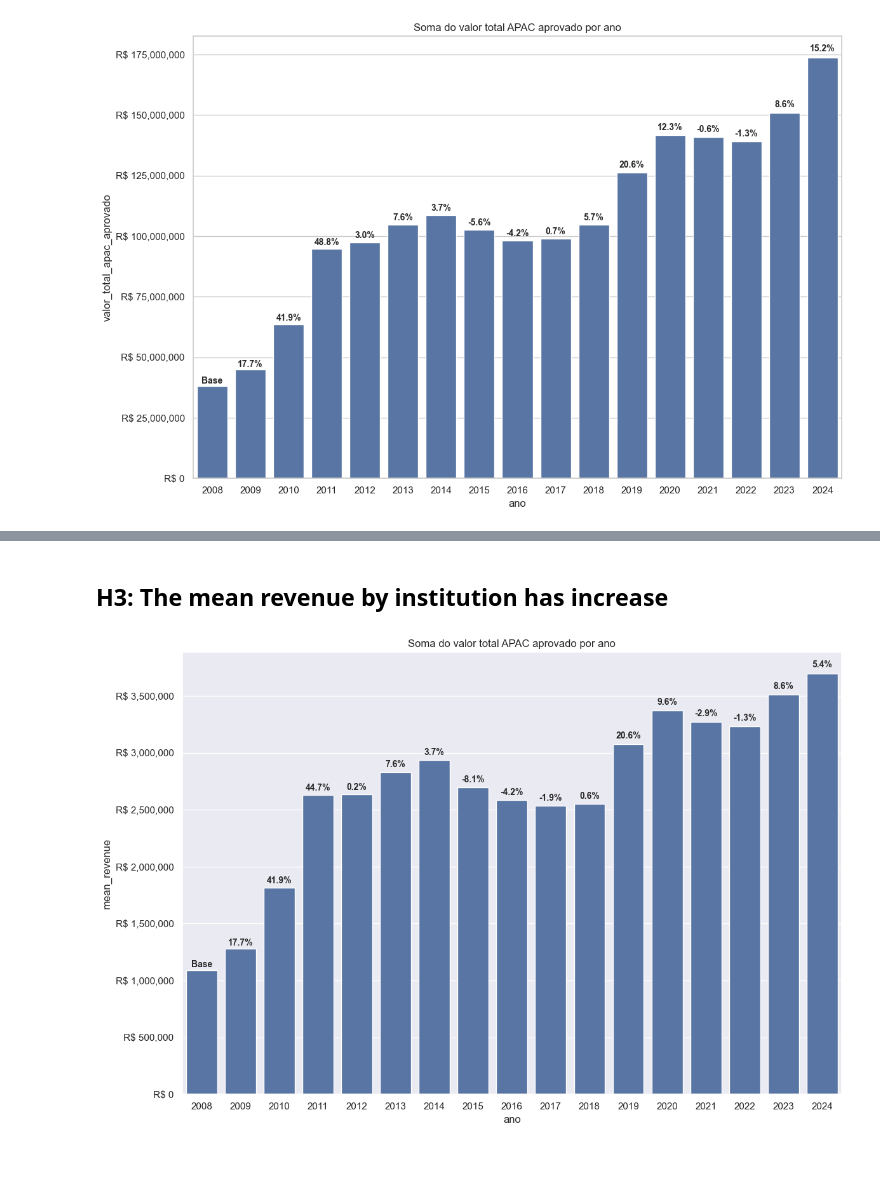
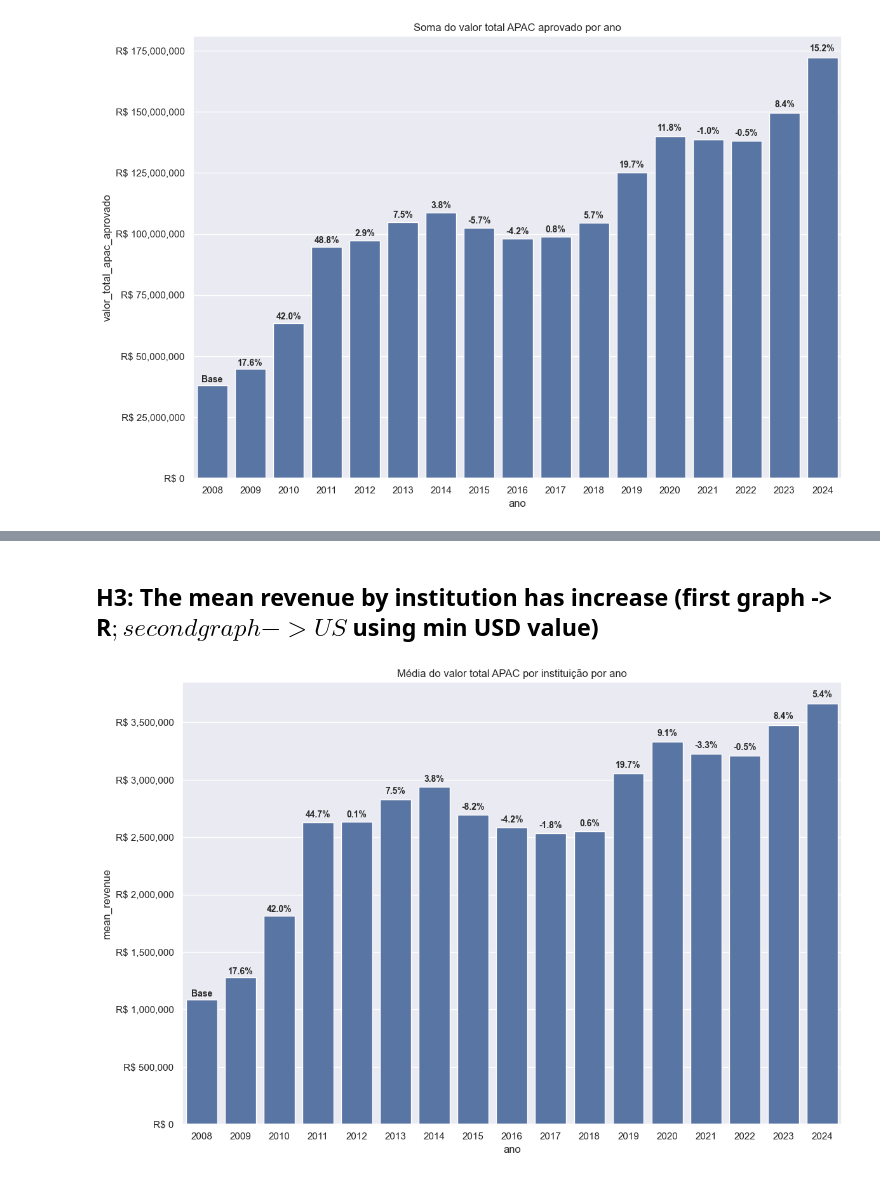
Before and after one commit to gustavo-moretto/rt_datasus, a Jupyter notebook: states/sp/dados_rt_sp.ipynb, the cells around one changed output, grey strips where cells are left out. Drawn from its saved outputs; the diff is of its cells as text; code cells hidden in the pictures.

```diff
--- a/states/sp/dados_rt_sp.ipynb
+++ b/states/sp/dados_rt_sp.ipynb
@@ -409,0 +422,3 @@ dados_sp_rt9 = dados_sp_rt8[['data_processamento', 'ano', 'sigla_tipo_gestao', '
+# %%
+# Merging data
+dados_sp_rt9 = dados_sp_rt9.merge(dolar_real[['Data', 'Mes_Ano', 'max', 'min']], left_on='data_processamento', right_on='Mes_Ano', how='left')
@@ -508,6 +575,8 @@ plt.title('Média do valor total APAC aprovado por ano');
 # %%
 # Groupping and summing data to calculate percentage change by year
-aux = dados_sp_rt9[['valor_total_apac_aprovado', 'ano']].groupby('ano').sum().reset_index().sort_values(by='ano', ascending=True)
+aux = dados_sp_rt9[['valor_total_apac_aprovado', 'ano']]
+aux = aux[aux['valor_total_apac_aprovado'].between(0, 10000)] # Setting this value based on APAC value distribution (we have some outliers below and above those values)
+aux = aux[['valor_total_apac_aprovado', 'ano']].groupby('ano').sum().reset_index().sort_values(by='ano', ascending=True)
 aux['pct_change'] = (aux['valor_total_apac_aprovado'].pct_change() * 100).fillna(0)
 
 # Create the bar plot
@@ -537,3 +606,35 @@ for i, (index, row) in enumerate(aux.iterrows()):
 plt.tight_layout()
 # %% [output]
 [figure]
+# %%
+# Groupping and summing data to calculate percentage change by year
+aux = dados_sp_rt9[['valor_total_apac_min_usd', 'ano']]
+aux = aux[aux['valor_total_apac_min_usd'].between(0, 10000)] # Setting this value based on APAC value distribution (we have some outliers below and above those values)
+aux = aux[['valor_total_apac_min_usd', 'ano']].groupby('ano').sum().reset_index().sort_values(by='ano', ascending=True)
+aux['pct_change'] = (aux['valor_total_apac_min_usd'].pct_change() * 100).fillna(0)
+
+# Create the bar plot
+ax = sns.barplot(data=aux, x='ano', y='valor_total_apac_min_usd')
+plt.title('Soma do valor total APAC aprovado por ano')
+
+# Format y-axis to show complete numbers without scientific notation
+ax.ticklabel_format(style='plain', axis='y')
+# Alternative: You can also use this for currency formatting
+ax.yaxis.set_major_formatter(plt.FuncFormatter(lambda x, p: f'US$ {x:,.0f}'))
+
+# Add percentage change labels above each bar
+for i, (index, row) in enumerate(aux.iterrows()):
+    # Get the height of the bar
+    bar_height = row['valor_total_apac_min_usd']
+
+    # Add the percentage change label above the bar
+    # Skip the first bar (index 0) since pct_change is 0 for the first year
+    if i > 0:
+        ax.text(i, bar_height + bar_height * 0.01, f'{row["pct_change"]:.1f}%',
+                ha='center', va='bottom', fontsize=10, fontweight='bold')
+    else:
+        # For the first bar, you might want to show "Base" or skip the label
+        ax.text(i, bar_height + bar_height * 0.01, 'Base',
+                ha='center', va='bottom', fontsize=10, fontweight='bold')
+
+plt.tight_layout()
@@ -540,36 +643,38 @@ plt.tight_layout()
 # %% [markdown]
-## H3: The mean revenue by institution has increase
+## H3: The mean revenue by institution has increase (first graph -> R$; second graph -> US$ using min USD value)
 # %%
 # Groupping and summing data to calculate percentage change by year and the mean revenue by institution
-aux = dados_sp_rt9[['valor_total_apac_aprovado', 'ano']].groupby('ano').sum().reset_index().sort_values(by='ano', ascending=True)
+aux = dados_sp_rt9[['valor_total_apac_aprovado', 'ano']]
+aux = aux[aux['valor_total_apac_aprovado'].between(0, 10000)] # Setting this value based on APAC value distribution (we have some outliers below and above those values)
+aux = aux[['valor_total_apac_aprovado', 'ano']].groupby('ano').sum().reset_index().sort_values(by='ano', ascending=True)
 aux['n_cnes'] = dados_sp_rt9[['ano', 'codigo_cnes']].groupby('ano').nunique().reset_index()['codigo_cnes']
 aux['mean_revenue'] = aux['valor_total_apac_aprovado'] / aux['n_cnes']
 aux['pct_change'] = (aux['mean_revenue'].pct_change() * 100).fillna(0)
 
 # Create the bar plot
 ax = sns.barplot(data=aux, x='ano', y='mean_revenue')
-plt.title('Soma do valor total APAC aprovado por ano')
+plt.title('Média do valor total APAC por instituição por ano')
 
 # Format y-axis to show complete numbers without scientific notation
 ax.ticklabel_format(style='plain', axis='y')
 # Alternative: You can also use this for currency formatting
 ax.yaxis.set_major_formatter(plt.FuncFormatter(lambda x, p: f'R$ {x:,.0f}'))
 
 # Add percentage change labels above each bar
 for i, (index, row) in enumerate(aux.iterrows()):
     # Get the height of the bar
     bar_height = row['mean_revenue']
 
     # Add the percentage change label above the bar
     # Skip the first bar (index 0) since pct_change is 0 for the first year
     if i > 0:
         ax.text(i, bar_height + bar_height * 0.01, f'{row["pct_change"]:.1f}%',
                 ha='center', va='bottom', fontsize=10, fontweight='bold')
     else:
         # For the first bar, you might want to show "Base" or skip the label
         ax.text(i, bar_height + bar_height * 0.01, 'Base',
                 ha='center', va='bottom', fontsize=10, fontweight='bold')
 
 plt.tight_layout()
 # %% [output]
-[figure, old version]
+[figure, new version]
```
Also changed, not shown: parts of 12 cells of this notebook, 2 other files.
